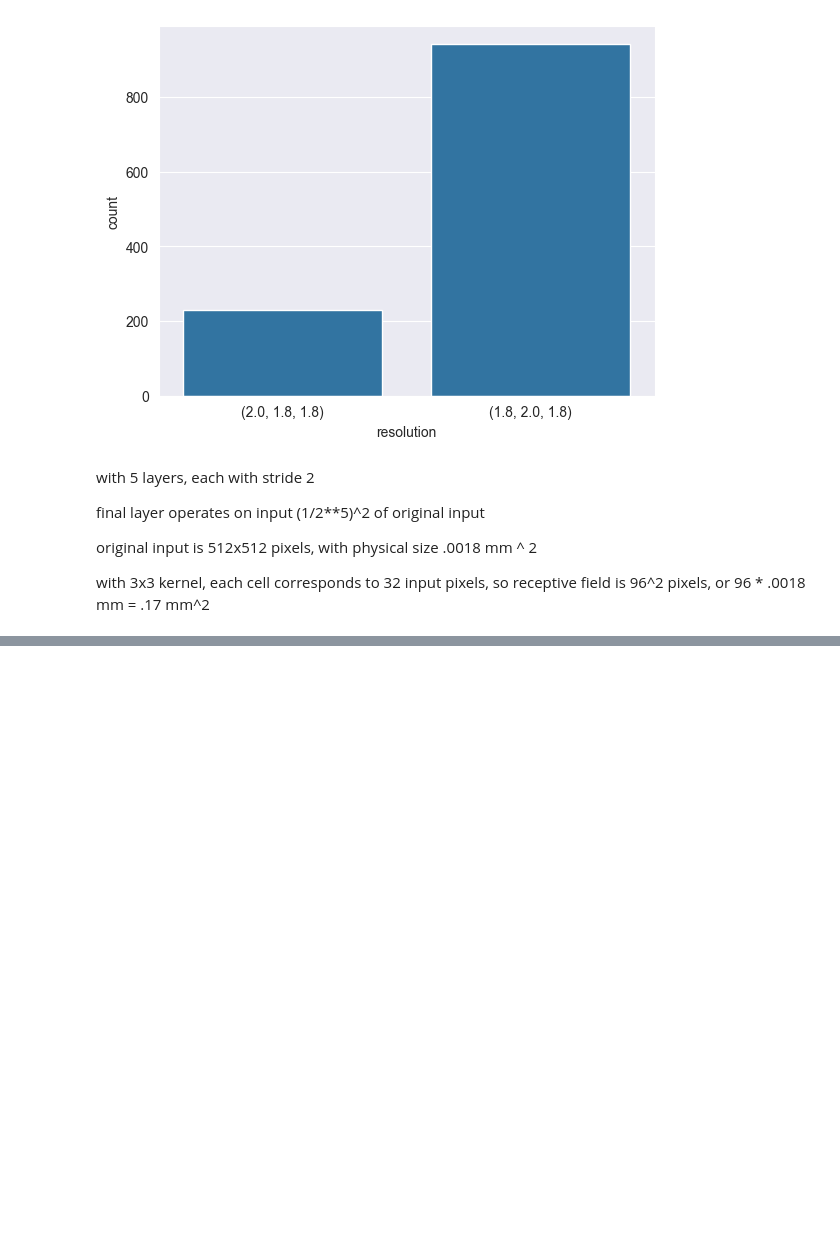
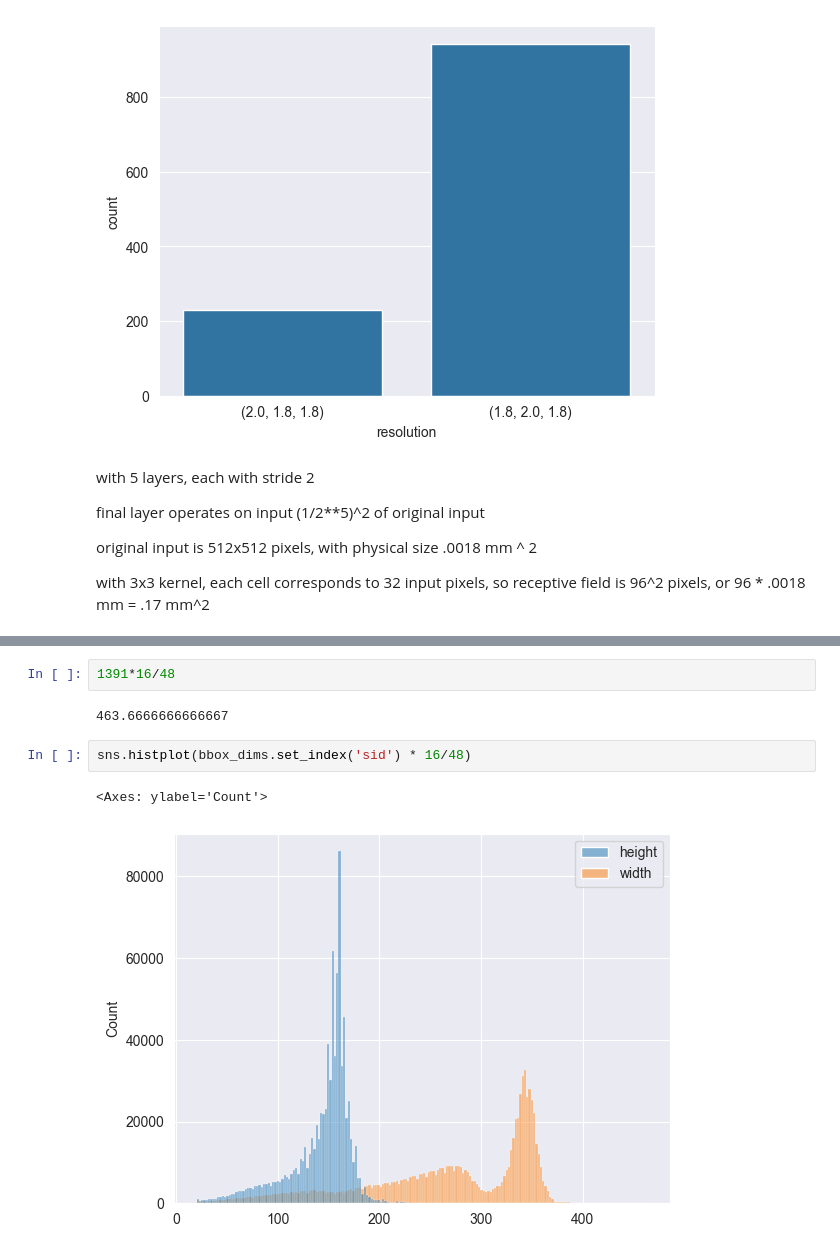
Before and after one commit to AllenInstitute/deep_ccf_registration, a Jupyter notebook: scripts/explore_scratch.ipynb, the cells around one changed output, grey strips where cells are left out. Cells and saved outputs as stored; diff of their text form; blank space fills up the shorter version.

```diff
--- a/scripts/explore_scratch.ipynb
+++ b/scripts/explore_scratch.ipynb
@@ -285,0 +328,9 @@ volume_size_distr()
+# %%
+1391*16/48
+# %% [output]
+463.6666666666667
+# %%
+sns.histplot(bbox_dims.set_index('sid') * 16/48)
+# %% [output]
+<Axes: ylabel='Count'>
+[figure, added]
```
Also changed, not shown: parts of 10 cells of this notebook, 7 other files.
